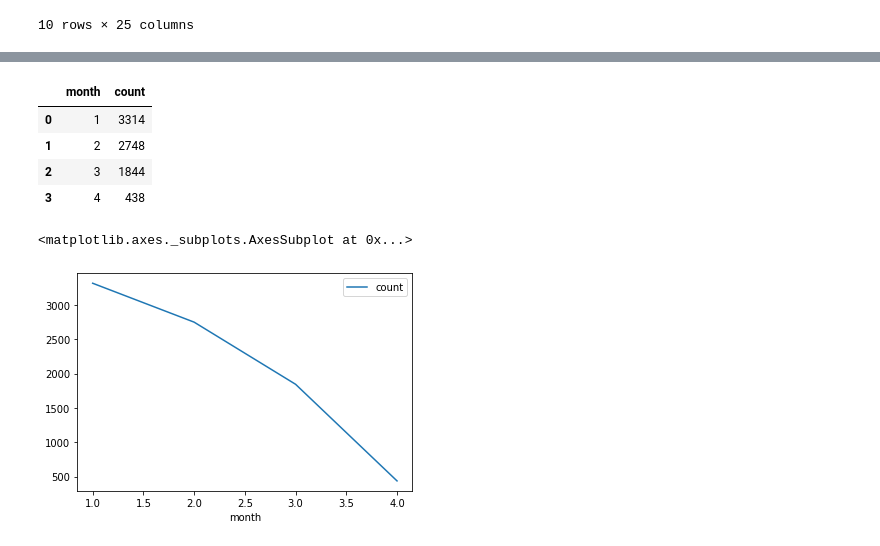
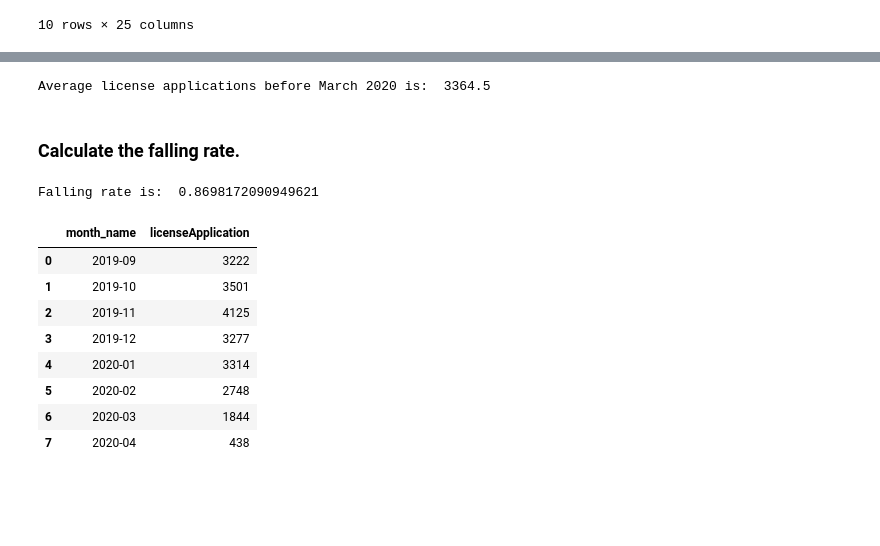
Before and after one commit to ArcZz/Nyc_Cov19_project, a Jupyter notebook: licenseApplication.ipynb, the cells around one changed output, grey strips where cells are left out. Cells and saved outputs as stored; diff of their text form; code cells hidden in the pictures; blank space fills up the shorter version.

```diff
--- a/licenseApplication.ipynb
+++ b/licenseApplication.ipynb
@@ -21,6 +23,21 @@ df = pandas_to_spark(results_df)
 # %%
 from pyspark.sql.functions import to_timestamp
 from pyspark.sql.functions import month, year
+
+# group table by month.
 df = df.withColumn("date", to_timestamp("start_date", "yyyy-MM-dd'T'HH:mm:ss.SSS"))
-df = df.filter(year(df["date"]) >= 2020)
-data = df.groupBy(month("date").alias("month")).count().orderBy("month")
+df = df.filter(df["date"] >= to_timestamp(f.lit('2019-09-01 00:00:00')).cast('timestamp'))
+data = df.groupBy(month("date").alias("month")).count()
+
+data = data.withColumn("month_name",
+                                            f.when(f.col('month') == 1, "2020-01")\
+                                            .when(f.col('month') == 2, "2020-02")\
+                                            .when(f.col('month') == 3, "2020-03")\
+                                            .when(f.col('month') == 4, "2020-04")\
+                                            .when(f.col('month') == 9, "2019-09")\
+                                            .when(f.col('month') == 10, "2019-10")\
+                                            .when(f.col('month') == 11, "2019-11")\
+                                            .when(f.col('month') == 12, "2019-12"))
+
+data = data.orderBy("month_name")
+data = data.select(data["month_name"], data["count"].alias("licenseApplication"))
@@ -26,0 +61,23 @@ data = df.groupBy(month("date").alias("month")).count().orderBy("month")
+# %%
+avg_data.createOrReplaceTempView("avg_data")
+avg_num = spark.sql("SELECT avg(licenseApplication) as avg_num FROM avg_data")
+avg_num = avg_num.rdd.map(list)
+avg_number = avg_num.take(1)[0][0]
+print("Average license applications before March 2020 is: ", avg_number)
+# %% [output]
+Average license applications before March 2020 is:  3364.5
+# %% [markdown]
+### Calculate the falling rate.
+# %%
+data.createOrReplaceTempView("latest_data")
+latest_number = spark.sql("SELECT licenseApplication FROM latest_data WHERE month_name = \
+                                     (SELECT max(month_name) FROM  latest_data)")
+
+latest_number = latest_number.rdd.map(list)
+latest_number = latest_number.take(1)[0][0]
+falling_rate = (avg_number - latest_number) / avg_number
+print("Falling rate is: ", falling_rate)
+
+falling_rate = falling_rate * 100
+# %% [output]
+Falling rate is:  0.8698172090949621
@@ -27,17 +86,16 @@ data = df.groupBy(month("date").alias("month")).count().orderBy("month")
 # %%
 import matplotlib.pyplot as plt
 plt.close('all')
 
 d = data.toPandas()
-d.head()
+d.head(10)
 # %% [output]
-|  | month | count |
-| 0 | 1 | 3314 |
-| 1 | 2 | 2748 |
-| 2 | 3 | 1844 |
-| 3 | 4 | 438 |
+|  | month_name | licenseApplication |
+| 0 | 2019-09 | 3222 |
+| 1 | 2019-10 | 3501 |
+| 2 | 2019-11 | 4125 |
+| 3 | 2019-12 | 3277 |
+| 4 | 2020-01 | 3314 |
+| 5 | 2020-02 | 2748 |
+| 6 | 2020-03 | 1844 |
+| 7 | 2020-04 | 438 |
-# %%
-d.plot(x = "month", y = "count")
-# %% [output]
-<matplotlib.axes._subplots.AxesSubplot at 0x...>
-[figure, removed]
```
Also changed, not shown: parts of 6 cells of this notebook, 1 other file.
